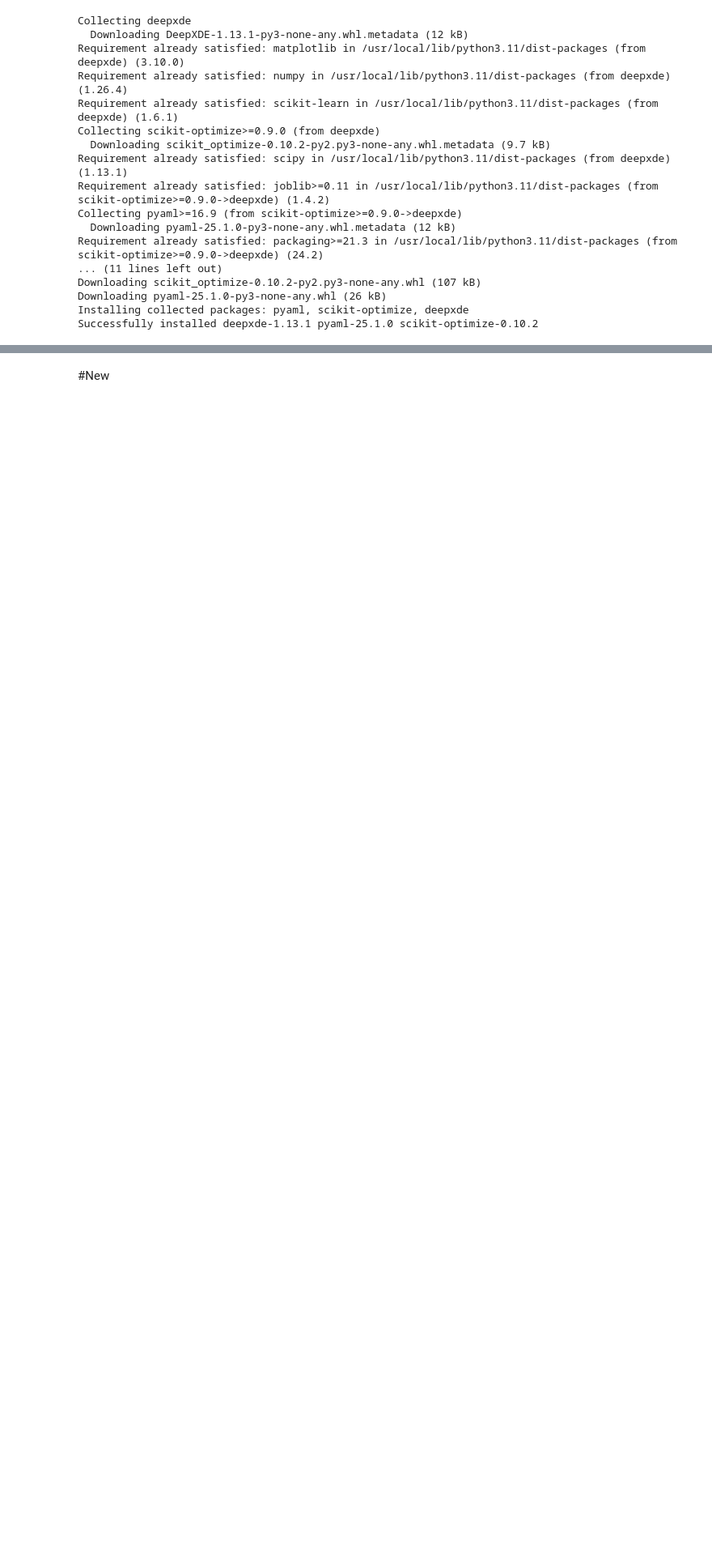
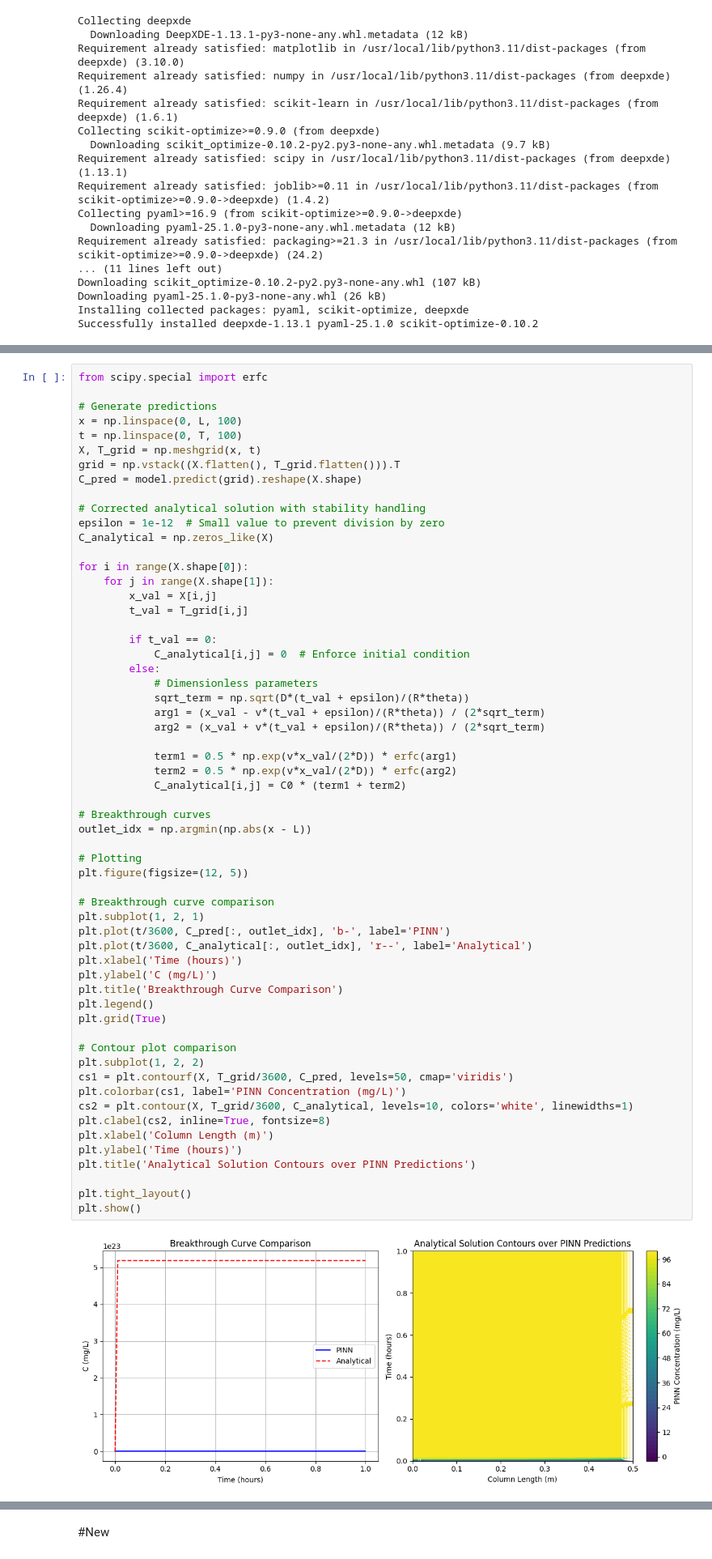
Before and after one commit to sushirito/Molecular-Dynamics, a Jupyter notebook: 2D_Pore_Reaction.ipynb, the cells around one changed output, grey strips where cells are left out. Shown at 81% size. Saved outputs shown, nothing was run; the diff lists cells and outputs as text; blank space fills up the shorter version.

```diff
--- a/2D_Pore_Reaction.ipynb
+++ b/2D_Pore_Reaction.ipynb
@@ -23,3 +105,64 @@ Successfully installed deepxde-1.13.1 pyaml-25.1.0 scikit-optimize-0.10.2
+# %%
+from scipy.special import erfc
+
+# Generate predictions
+x = np.linspace(0, L, 100)
+t = np.linspace(0, T, 100)
+X, T_grid = np.meshgrid(x, t)
+grid = np.vstack((X.flatten(), T_grid.flatten())).T
+C_pred = model.predict(grid).reshape(X.shape)
+
+# Corrected analytical solution with stability handling
+epsilon = 1e-12  # Small value to prevent division by zero
+C_analytical = np.zeros_like(X)
+
+for i in range(X.shape[0]):
+    for j in range(X.shape[1]):
+        x_val = X[i,j]
+        t_val = T_grid[i,j]
+
+        if t_val == 0:
+            C_analytical[i,j] = 0  # Enforce initial condition
+        else:
+            # Dimensionless parameters
+            sqrt_term = np.sqrt(D*(t_val + epsilon)/(R*theta))
+            arg1 = (x_val - v*(t_val + epsilon)/(R*theta)) / (2*sqrt_term)
+            arg2 = (x_val + v*(t_val + epsilon)/(R*theta)) / (2*sqrt_term)
+
+            term1 = 0.5 * np.exp(v*x_val/(2*D)) * erfc(arg1)
+            term2 = 0.5 * np.exp(v*x_val/(2*D)) * erfc(arg2)
+            C_analytical[i,j] = C0 * (term1 + term2)
+
+# Breakthrough curves
+outlet_idx = np.argmin(np.abs(x - L))
+
+# Plotting
+plt.figure(figsize=(12, 5))
+
+# Breakthrough curve comparison
+plt.subplot(1, 2, 1)
+plt.plot(t/3600, C_pred[:, outlet_idx], 'b-', label='PINN')
+plt.plot(t/3600, C_analytical[:, outlet_idx], 'r--', label='Analytical')
+plt.xlabel('Time (hours)')
+plt.ylabel('C (mg/L)')
+plt.title('Breakthrough Curve Comparison')
+plt.legend()
+plt.grid(True)
+
+# Contour plot comparison
+plt.subplot(1, 2, 2)
+cs1 = plt.contourf(X, T_grid/3600, C_pred, levels=50, cmap='viridis')
+plt.colorbar(cs1, label='PINN Concentration (mg/L)')
+cs2 = plt.contour(X, T_grid/3600, C_analytical, levels=10, colors='white', linewidths=1)
+plt.clabel(cs2, inline=True, fontsize=8)
+plt.xlabel('Column Length (m)')
+plt.ylabel('Time (hours)')
+plt.title('Analytical Solution Contours over PINN Predictions')
+
+plt.tight_layout()
+plt.show()
+# %% [output]
+[figure, added]
 # %%
 import deepxde as dde
 import numpy as np
```
Also changed, not shown: parts of 1 cell of this notebook.
